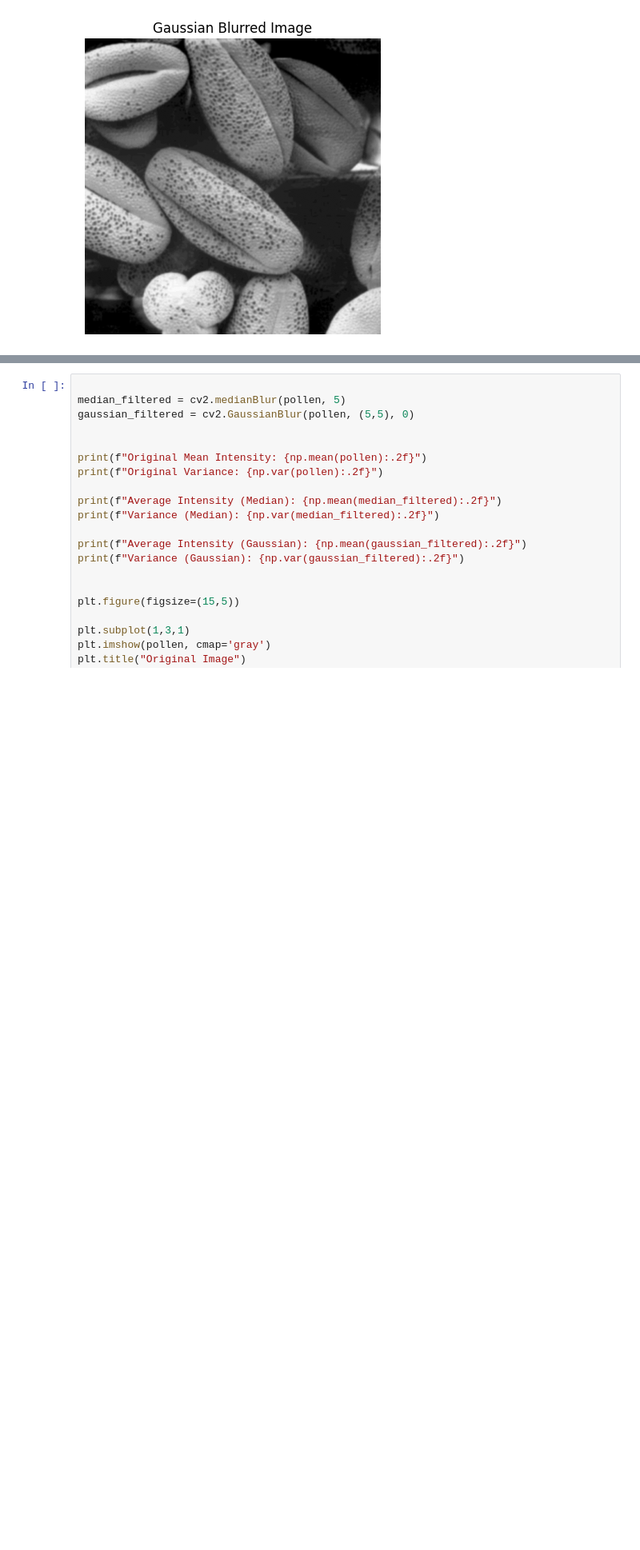
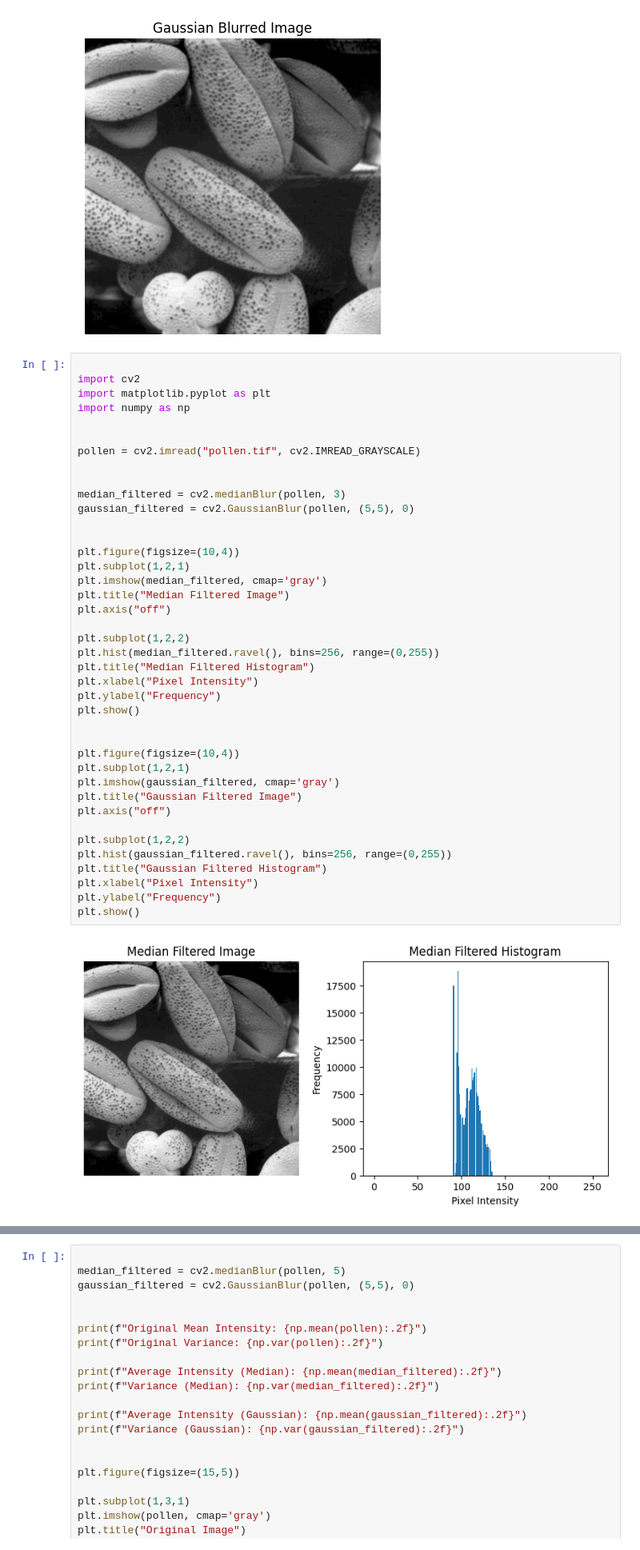
Before and after one commit to Cagla13/B2180.060046_Cagla_Beyza_Kandemirr, a Jupyter notebook: image_processing_project.ipynb, the cells around one changed output, grey strips where cells are left out. Shown at 80% size. Saved outputs shown, nothing was run; the diff lists cells and outputs as text; blank space fills up the shorter version.

Commit message:
Update image_processing_project.ipynb
Added pollen median and gaussian histograms

```diff
--- a/image_processing_project.ipynb
+++ b/image_processing_project.ipynb
@@ -394,3 +394,45 @@ plt.axis("off")
 plt.show()
 # %% [output]
 [figure]
+# %%
+
+import cv2
+import matplotlib.pyplot as plt
+import numpy as np
+
+
+pollen = cv2.imread("pollen.tif", cv2.IMREAD_GRAYSCALE)
+
+
+median_filtered = cv2.medianBlur(pollen, 3)
+gaussian_filtered = cv2.GaussianBlur(pollen, (5,5), 0)
+
+
+plt.figure(figsize=(10,4))
+plt.subplot(1,2,1)
+plt.imshow(median_filtered, cmap='gray')
+plt.title("Median Filtered Image")
+plt.axis("off")
+
+plt.subplot(1,2,2)
+plt.hist(median_filtered.ravel(), bins=256, range=(0,255))
+plt.title("Median Filtered Histogram")
+plt.xlabel("Pixel Intensity")
+plt.ylabel("Frequency")
+plt.show()
+
+
+plt.figure(figsize=(10,4))
+plt.subplot(1,2,1)
+plt.imshow(gaussian_filtered, cmap='gray')
+plt.title("Gaussian Filtered Image")
+plt.axis("off")
+
+plt.subplot(1,2,2)
+plt.hist(gaussian_filtered.ravel(), bins=256, range=(0,255))
+plt.title("Gaussian Filtered Histogram")
+plt.xlabel("Pixel Intensity")
+plt.ylabel("Frequency")
+plt.show()
+# %% [output]
+[figure, added]
```
Also changed, not shown: parts of 6 cells of this notebook.
